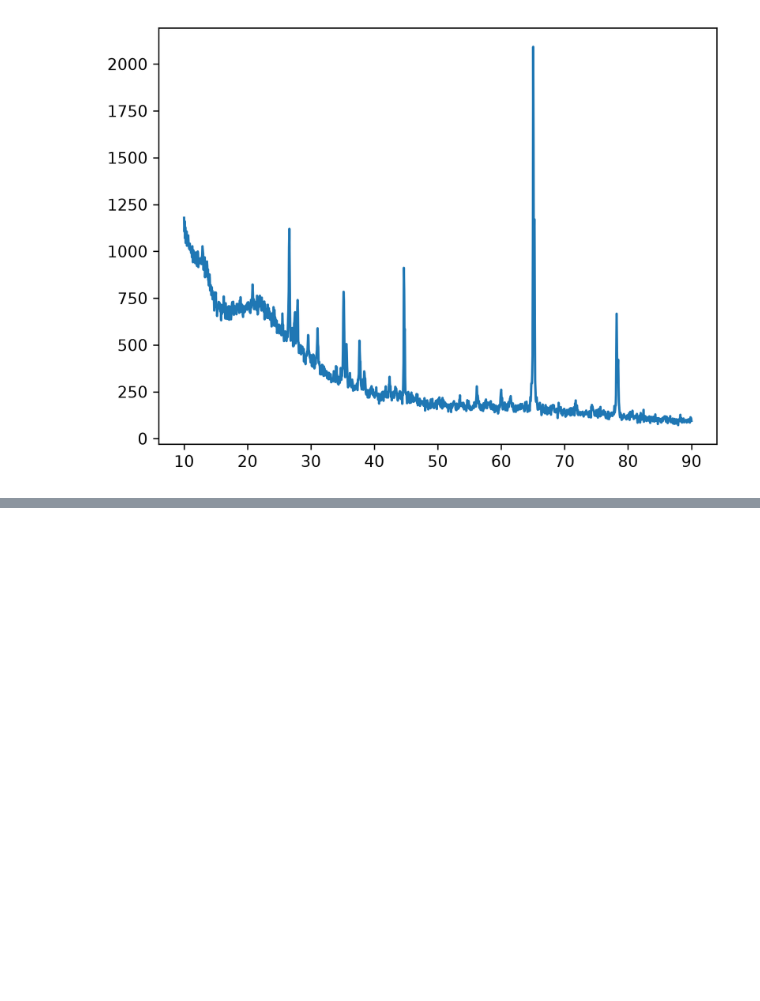
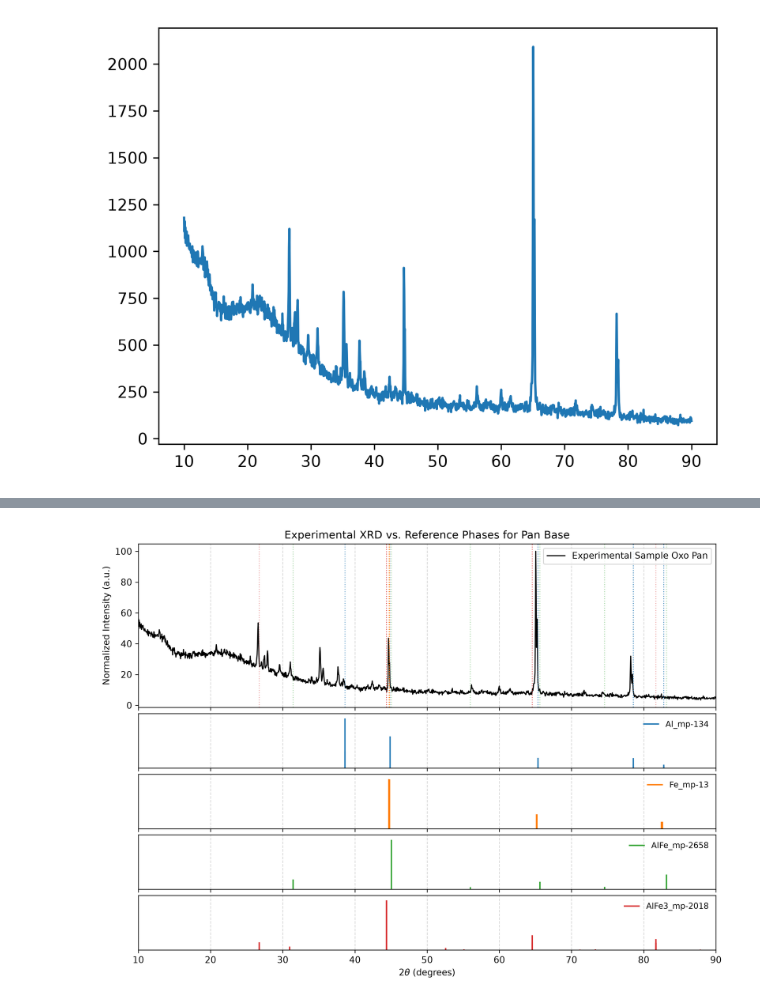
Before and after one commit to minhtet-htoon/mse-164l, a Jupyter notebook: xrd.ipynb, the cells around one changed output, grey strips where cells are left out. Cells and saved outputs as stored; diff of their text form; code cells hidden in the pictures; blank space fills up the shorter version.

Commit message:
Bragg Brentano Analysis

```diff
--- a/xrd.ipynb
+++ b/xrd.ipynb
@@ -140,0 +135,86 @@ print(list_of_available_fields)
+# %%
+import glob
+from pymatgen.core import Structure
+from pymatgen.analysis.diffraction.xrd import XRDCalculator
+import math
+
+dir = './cif_files/base/'
+
+def plot_from_dir (folder, title, pct=0.2):
+    cifs = glob.glob(folder+'*.cif')
+    structures = {}
+
+    for file in cifs:
+        structures[file[:-4].replace(folder, '')] = Structure.from_file(file)
+    calculator = XRDCalculator(wavelength="CuKa")
+
+    two_theta_range=(10,90
+                    )
+    try:
+        exp_data = data
+        # Drop any non-numeric header rows if present
+        exp_data = exp_data.apply(pd.to_numeric, errors='coerce').dropna()
+        exp_2theta = exp_data.iloc[:, 0].values
+        exp_intensity = exp_data.iloc[:, 1].values
+    except Exception as e:
+        raise ValueError(f"Error reading experimental file: {e}. Check delimiter and header lines.")
+
+    # Filter experimental data to the specified 2-theta range and normalize to 100
+    mask = (exp_2theta >= two_theta_range[0]) & (exp_2theta <= two_theta_range[1])
+    exp_2theta = exp_2theta[mask]
+    exp_intensity = exp_intensity[mask]
+    exp_intensity_norm = (exp_intensity / np.max(exp_intensity)) * 100
+
+    num_refs = len(structures)
+    fig, axes = plt.subplots(
+        nrows=num_refs + 1,
+        ncols=1,
+        figsize=(10, 2.5 + 1.2 * num_refs),
+        sharex=True,
+        gridspec_kw={'height_ratios': [3] + [1] * num_refs}
+    )
+
+    if num_refs == 0:
+        axes = [axes]
+
+    # 4. Plot Experimental Spectrum (Top Panel)
+    ax_exp = axes[0]
+    ax_exp.plot(exp_2theta, exp_intensity_norm, color='black', lw=1.2, label='Experimental Sample Oxo Pan')
+    ax_exp.set_ylabel("Normalized Intensity (a.u.)")
+    ax_exp.set_title(title)
+    ax_exp.legend(loc="upper right")
+    ax_exp.grid(axis='x', linestyle='--', alpha=0.5)
+
+    # 5. Calculate and Plot Simulated Reference Stick Patterns
+    cmap = mpl.colormaps.get_cmap('tab10')
+
+    for idx, (label, struct) in enumerate(structures.items()):
+        ax_ref = axes[idx + 1]
+        pattern = calculator.get_pattern(struct, two_theta_range=two_theta_range)
+
+        # Plot sticks for reference peaks
+        ax_ref.vlines(pattern.x, 0, pattern.y, color=cmap(idx), lw=1.5, label=label)
+
+        # Also plot vertical guide lines up into the experimental plot for top 5 strongest peaks
+        if len(pattern.y) > 15:
+            k = math.ceil(len(pattern.y)*pct)
+            top_peaks_idx = np.argsort(pattern.y)[-k:]
+        else:
+            top_peaks_idx = np.argsort(pattern.y)
+        for peak_i in top_peaks_idx:
+            ax_exp.axvline(pattern.x[peak_i], color=cmap(idx), linestyle=':', alpha=0.4, lw=1)
+
+        ax_ref.set_ylim(0, 110)
+        ax_ref.set_yticks([])
+        ax_ref.legend(loc="upper right", frameon=False, fontsize=9)
+        ax_ref.grid(axis='x', linestyle='--', alpha=0.5)
+
+    axes[-1].set_xlabel(r"$2\theta$ (degrees)")
+    axes[-1].set_xlim(two_theta_range)
+    plt.tight_layout()
+    plt.subplots_adjust(hspace=0.08)
+    plt.show()
+
+plot_from_dir(dir, "Experimental XRD vs. Reference Phases for Pan Base")
+# %% [output]
+[figure, added]
```
Also changed, not shown: parts of 8 cells of this notebook, 3 other files.
